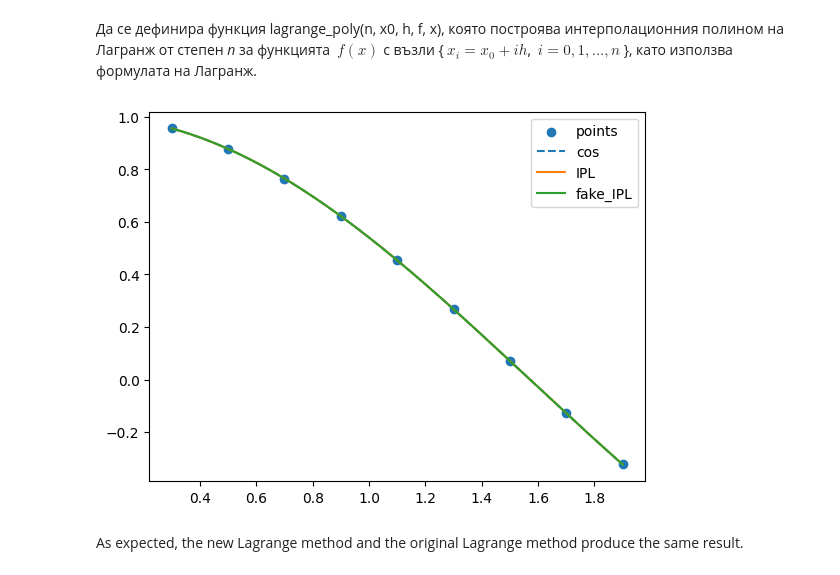
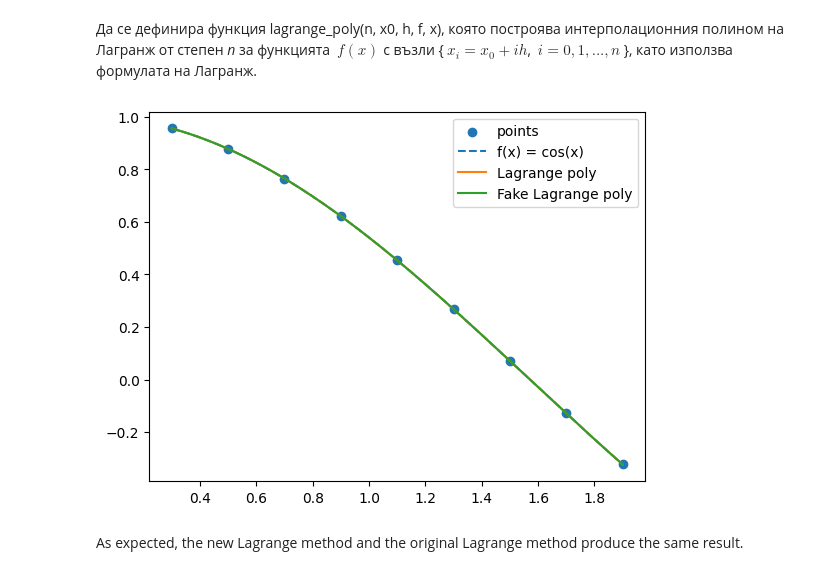
Before and after one commit to ivo3123/NumericalMethods, a Jupyter notebook: exam1_preparation/task6.ipynb, the cells around one changed output. Drawn from its saved outputs; the diff is of its cells as text; code cells hidden in the pictures.

```diff
--- a/exam1_preparation/task6.ipynb
+++ b/exam1_preparation/task6.ipynb
@@ -17,15 +17,15 @@ def f(x):
 # %%
 nodes = np.array([0.3, 0.5, 0.7, 0.9, 1.1, 1.3, 1.5, 1.7, 1.9])
 
 x_axis = np.linspace(nodes.min(), nodes.max(), 200)
 
 plt.scatter([nodes], [f(nodes)])
 plt.plot(x_axis, f(x_axis), linestyle='dashed')
 plt.plot(x_axis, lagrange_poly(nodes, f, x_axis))
 plt.plot(x_axis, fake_lagrange_poly(degree := nodes.size - 1, x0 := 0.3, h := 0.2, f, x_axis))
-plt.legend(['points', 'cos', 'IPL', 'fake_IPL'])
+plt.legend(['points', 'f(x) = cos(x)', 'Lagrange poly', 'Fake Lagrange poly'])
 plt.show()
 # %% [output]
-[figure, old version]
+[figure, new version]
 # %% [markdown]
 As expected, the new Lagrange method and the original Lagrange method produce the same result.
```
Also changed, not shown: 6 other files.
